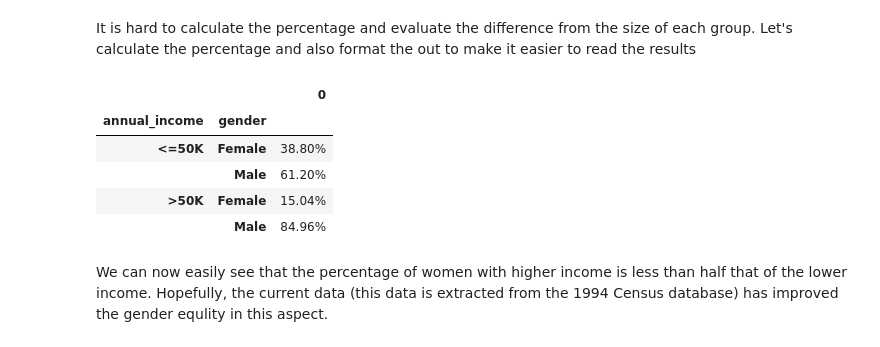
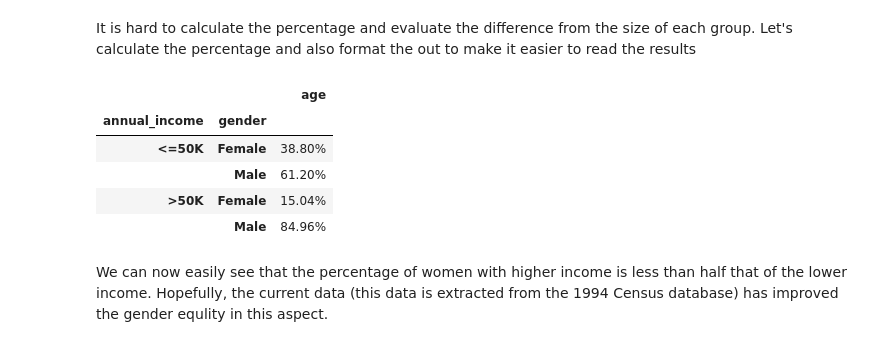
Before and after one commit to luisdomin5/from-excel-to-pandas, a Jupyter notebook: _sources/notebooks/03.02_group_by.ipynb, the cells around one changed output. Saved outputs shown, nothing was run; the diff lists cells and outputs as text; code cells hidden in the pictures.

```diff
--- a/_sources/notebooks/03.02_group_by.ipynb
+++ b/_sources/notebooks/03.02_group_by.ipynb
@@ -184,16 +184,15 @@ It is hard to calculate the percentage and evaluate the difference from the size
 # %%
 (
     df
-    .groupby(['annual_income','gender'])
-    .size()
+    .groupby(['annual_income','gender'])[['age']]
+    .count()
     .groupby(level=0)
     .apply(lambda x: x / float(x.sum()))
-    .to_frame()
     .style
     .format('{:.2%}')
 )
 # %% [output]
-|  |  | 0 |
+|  |  | age |
 | annual_income | gender |  |
 | <=50K | Female | 38.80% |
 |  | Male | 61.20% |
```
Also changed, not shown: 11 other files.
